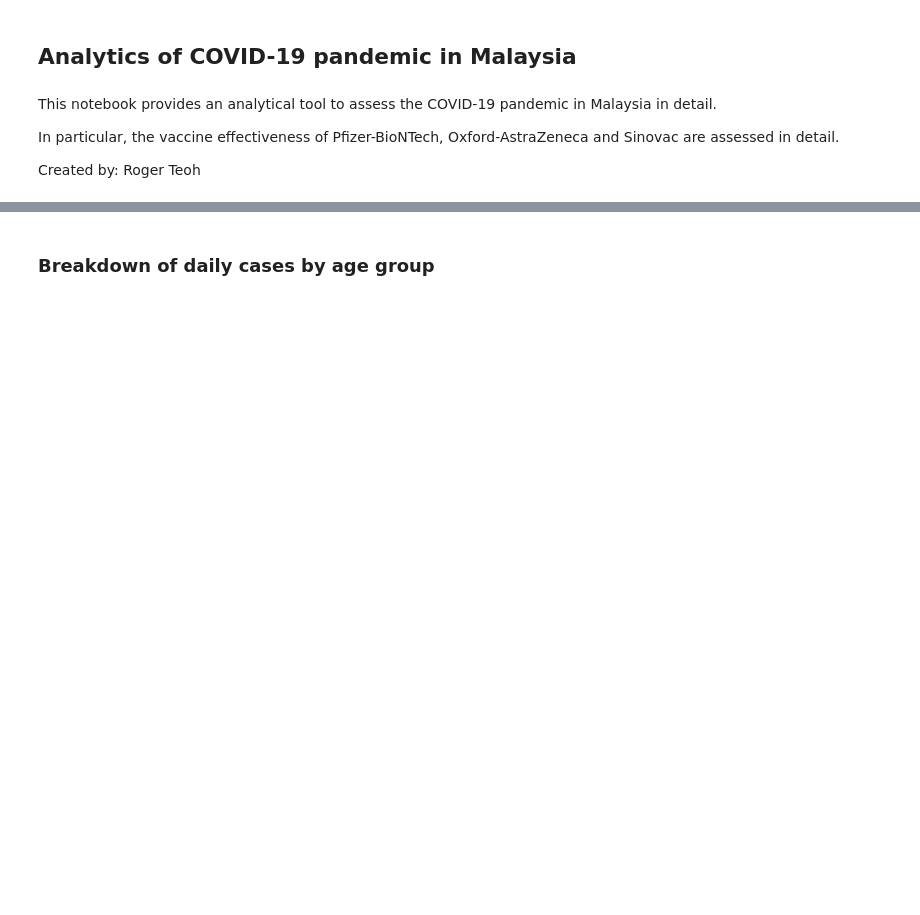
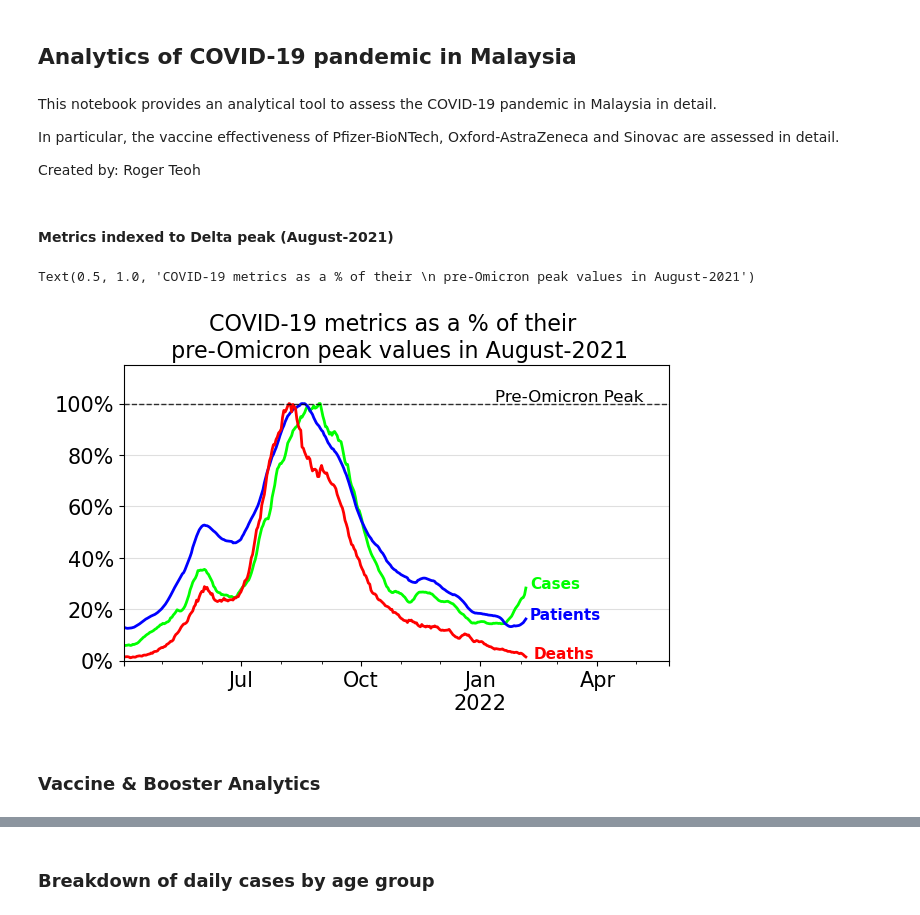
Before and after one commit to MoH-Malaysia/covid19-public, a Jupyter notebook: Malaysia COVID Statistics.ipynb, the cells around one changed output, grey strips where cells are left out. Drawn from its saved outputs; the diff is of its cells as text; code cells hidden in the pictures; blank space fills up the shorter version.

Commit message:
Booster analytics & general analytics

```diff
--- a/Malaysia COVID Statistics.ipynb
+++ b/Malaysia COVID Statistics.ipynb
@@ -6,3 +6,20 @@ This notebook provides an analytical tool to assess the COVID-19 pandemic in Mal
 In particular, the vaccine effectiveness of Pfizer-BioNTech, Oxford-AstraZeneca and Sinovac are assessed in detail.
 
 Created by: Roger Teoh
+# %% [markdown]
+#### Metrics indexed to Delta peak (August-2021)
+# %%
+import matplotlib.pyplot as plt
+from parser_ops.malaysia import Malaysia
+
+mys = Malaysia(date_start="2021-04-01", moving_average=7)
+# %%
+mys.plot_normalised_cases_hospitals_deaths(
+    date_peak_val=("2021-08-01", "2021-10-01"), shift_hospitals=0, shift_deaths=0, landscape=True
+)
+plt.title("COVID-19 metrics as a % of their \n pre-Omicron peak values in August-2021", fontsize=16)
+# %% [output]
+Text(0.5, 1.0, 'COVID-19 metrics as a % of their \n pre-Omicron peak values in August-2021')
+[figure, added]
+# %% [markdown]
+### Vaccine & Booster Analytics
```
Also changed, not shown: parts of 16 cells of this notebook, 7 other files.
